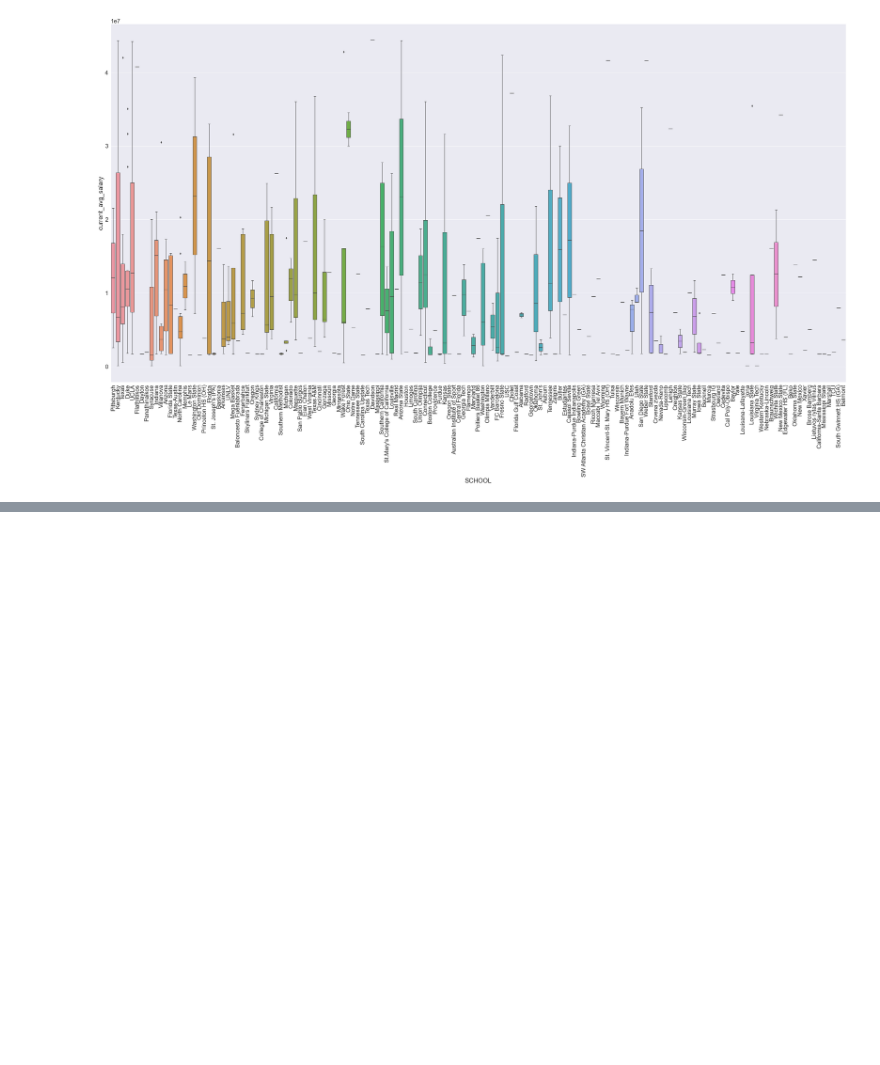
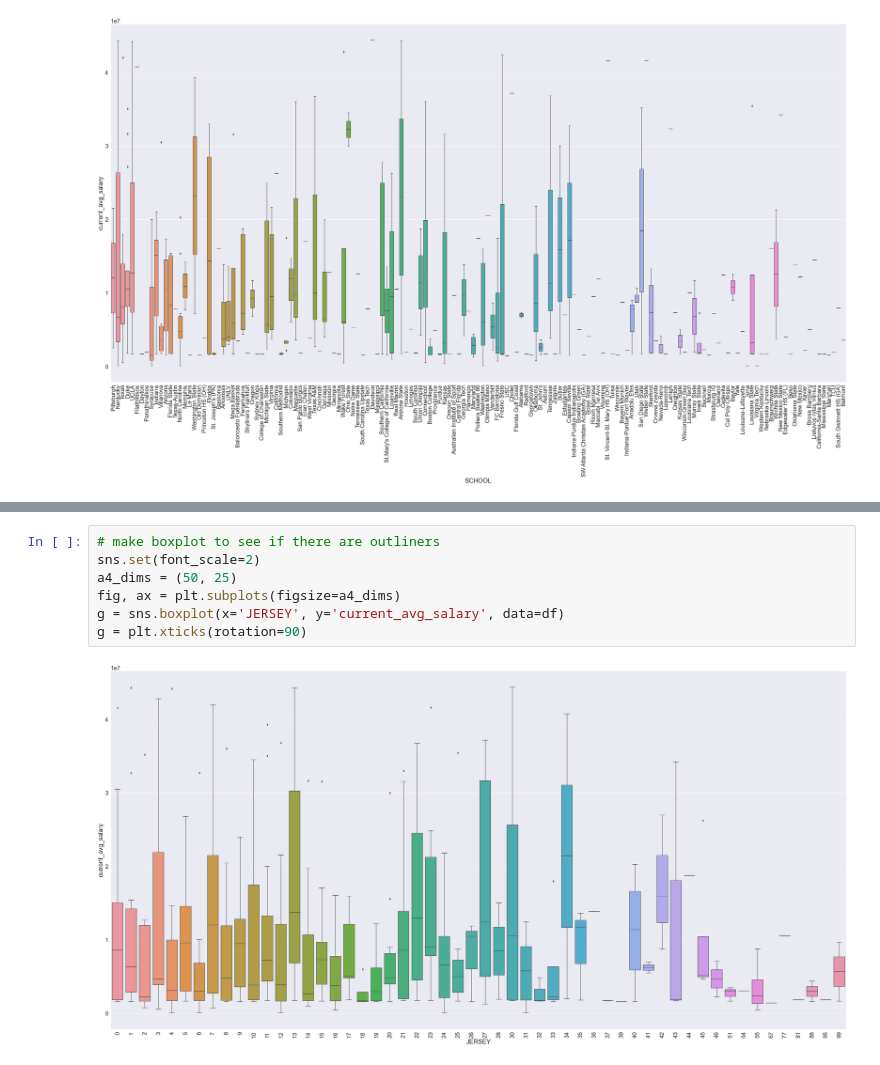
Before and after one commit to jinshuochen/Spring-Board-Capstone-Two, a Jupyter notebook: nba_player_salary/notebooks/03_exploratory_data_analysis.ipynb, the cells around one changed output, grey strips where cells are left out. Saved outputs shown, nothing was run; the diff lists cells and outputs as text; blank space fills up the shorter version.

```diff
--- a/nba_player_salary/notebooks/03_exploratory_data_analysis.ipynb
+++ b/nba_player_salary/notebooks/03_exploratory_data_analysis.ipynb
@@ -206,0 +216,9 @@ g = plt.xticks(rotation=90)
+# %%
+# make boxplot to see if there are outliners
+sns.set(font_scale=2)
+a4_dims = (50, 25)
+fig, ax = plt.subplots(figsize=a4_dims)
+g = sns.boxplot(x='JERSEY', y='current_avg_salary', data=df)
+g = plt.xticks(rotation=90)
+# %% [output]
+[figure, added]
```
Also changed, not shown: parts of 4 cells of this notebook, 4 other files.
